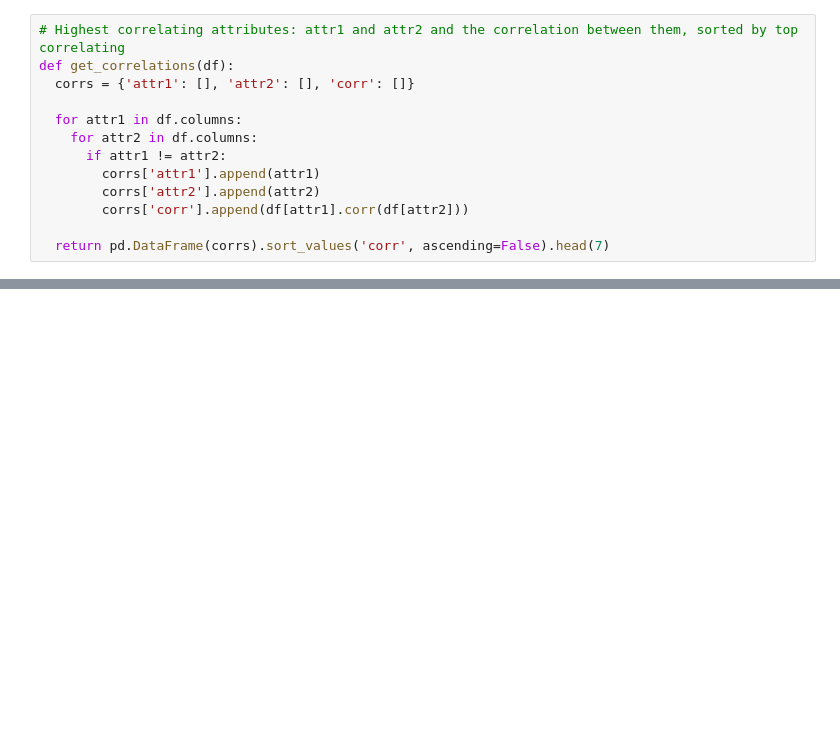
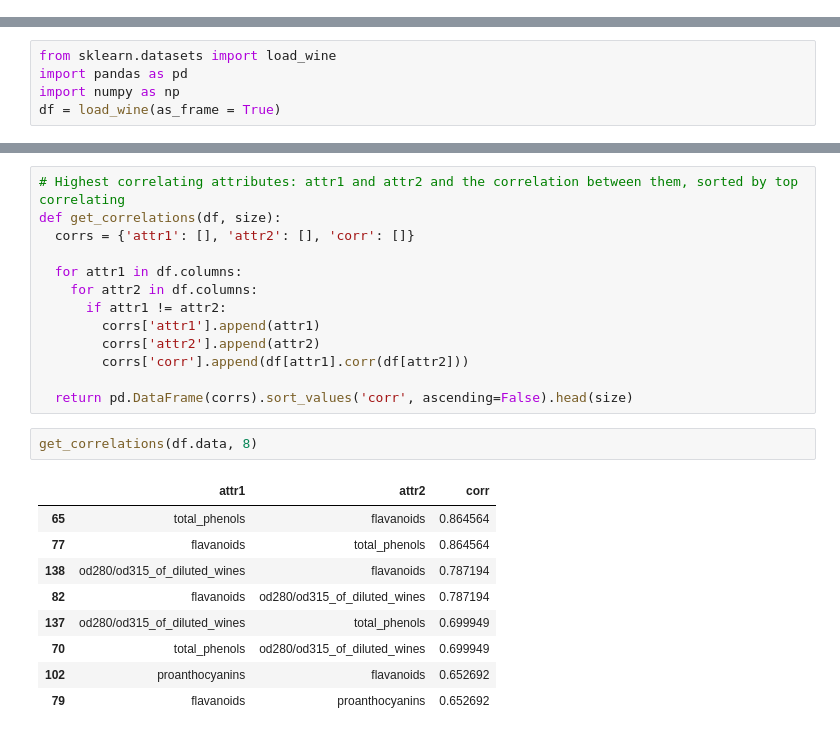
Before and after one commit to WilliamW5/AI-Class-Repo, a Jupyter notebook: Wiemann_assign4_cls.ipynb, the cells around one changed output, grey strips where cells are left out. Saved outputs shown, nothing was run; the diff lists cells and outputs as text; blank space fills up the shorter version.

```diff
--- a/Wiemann_assign4_cls.ipynb
+++ b/Wiemann_assign4_cls.ipynb
@@ -51,13 +0,0 @@ Observing the correlation dataframe and graphs that have somewhat of a linear tr
-# %%
-# Highest correlating attributes: attr1 and attr2 and the correlation between them, sorted by top correlating
-def get_correlations(df):
-  corrs = {'attr1': [], 'attr2': [], 'corr': []}
-
-  for attr1 in df.columns:
-    for attr2 in df.columns:
-      if attr1 != attr2:
-        corrs['attr1'].append(attr1)
-        corrs['attr2'].append(attr2)
-        corrs['corr'].append(df[attr1].corr(df[attr2]))
-
-  return pd.DataFrame(corrs).sort_values('corr', ascending=False).head(7)
@@ -74,0 +6,5 @@ get_correlations(df)
+# %%
+from sklearn.datasets import load_wine
+import pandas as pd
+import numpy as np
+df = load_wine(as_frame = True)
@@ -74,0 +47,25 @@ get_correlations(df)
+# %%
+# Highest correlating attributes: attr1 and attr2 and the correlation between them, sorted by top correlating
+def get_correlations(df, size):
+  corrs = {'attr1': [], 'attr2': [], 'corr': []}
+
+  for attr1 in df.columns:
+    for attr2 in df.columns:
+      if attr1 != attr2:
+        corrs['attr1'].append(attr1)
+        corrs['attr2'].append(attr2)
+        corrs['corr'].append(df[attr1].corr(df[attr2]))
+
+  return pd.DataFrame(corrs).sort_values('corr', ascending=False).head(size)
+# %%
+get_correlations(df.data, 8)
+# %% [output]
+|  | attr1 | attr2 | corr |
+| 65 | total_phenols | flavanoids | 0.864564 |
+| 77 | flavanoids | total_phenols | 0.864564 |
+| 138 | od280/od315_of_diluted_wines | flavanoids | 0.787194 |
+| 82 | flavanoids | od280/od315_of_diluted_wines | 0.787194 |
+| 137 | od280/od315_of_diluted_wines | total_phenols | 0.699949 |
+| 70 | total_phenols | od280/od315_of_diluted_wines | 0.699949 |
+| 102 | proanthocyanins | flavanoids | 0.652692 |
+| 79 | flavanoids | proanthocyanins | 0.652692 |
```
Also changed, not shown: parts of 37 cells of this notebook, 1 other file.
